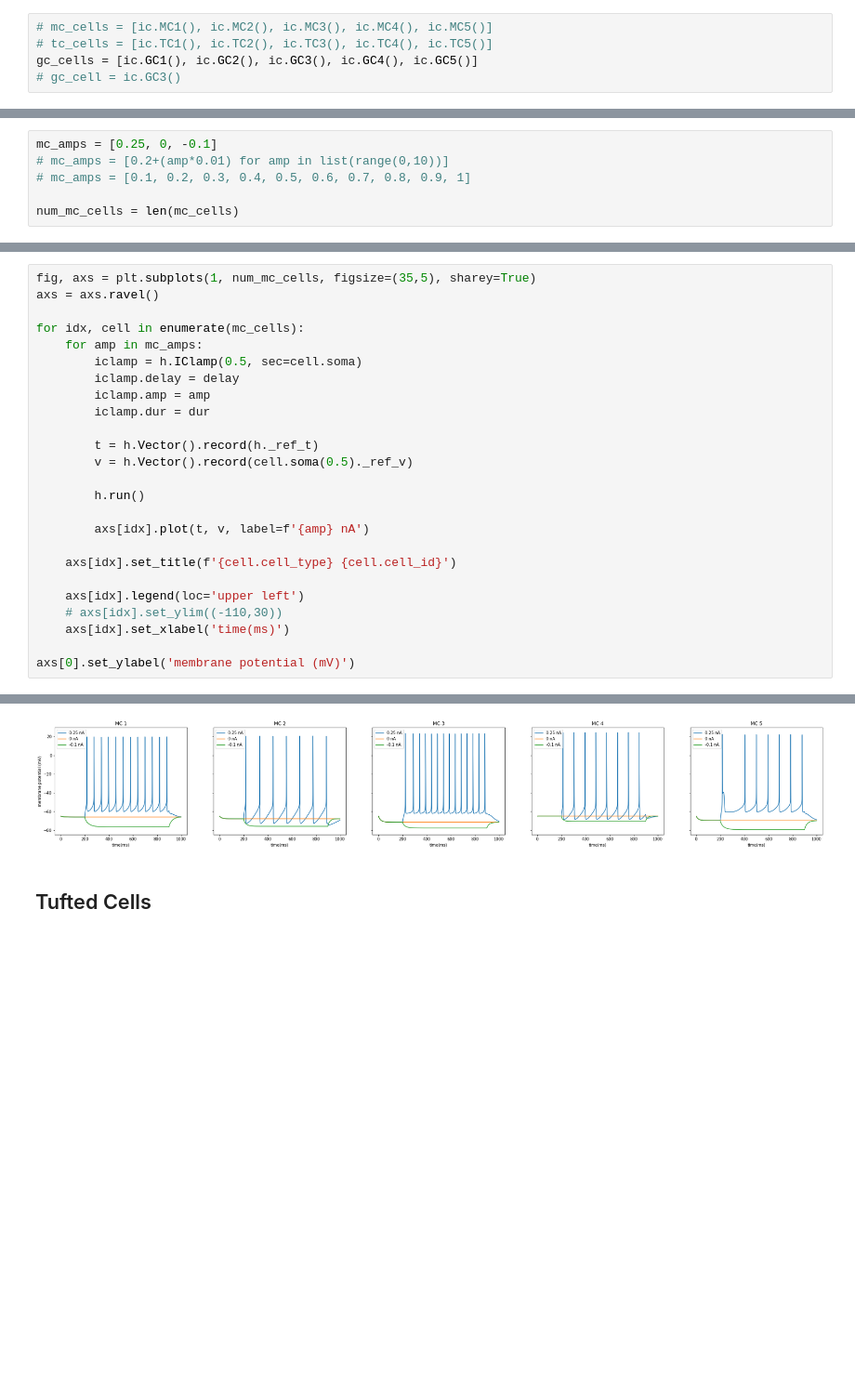
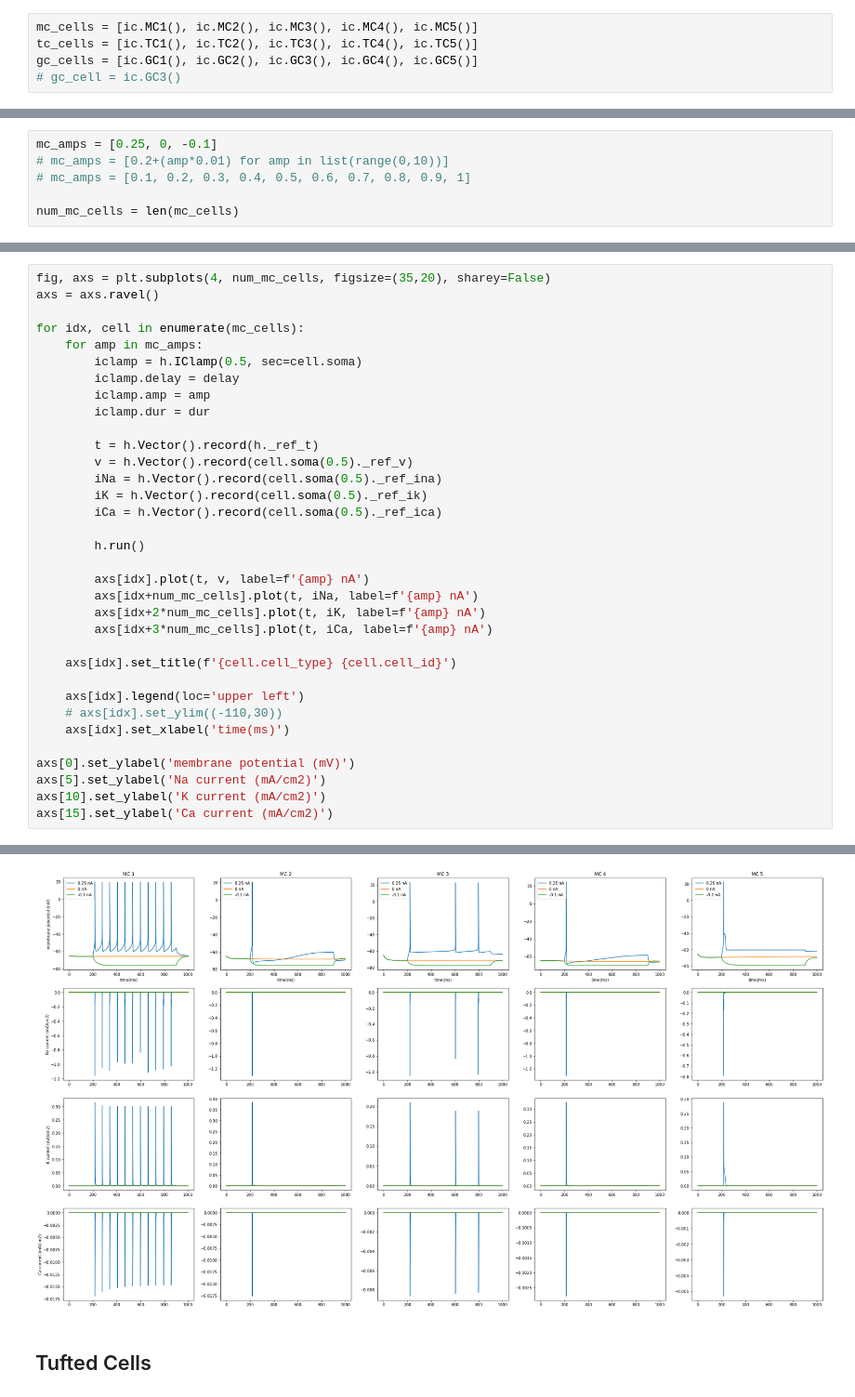
Before and after one commit to ellismith/OlfactoryBulb, a Jupyter notebook: notebooks/isolated_cell_activity.ipynb, the cells around one changed output, grey strips where cells are left out. Shown: that part at 93% size. Cells and saved outputs as stored; diff of their text form; blank space fills up the shorter version.

Commit message:
added ion channel current traces

```diff
--- a/notebooks/isolated_cell_activity.ipynb
+++ b/notebooks/isolated_cell_activity.ipynb
@@ -19,8 +22,8 @@ Mechanisms already compiled
 # %% [markdown]
 ## Load cells
 # %%
-# mc_cells = [ic.MC1(), ic.MC2(), ic.MC3(), ic.MC4(), ic.MC5()]
-# tc_cells = [ic.TC1(), ic.TC2(), ic.TC3(), ic.TC4(), ic.TC5()]
+mc_cells = [ic.MC1(), ic.MC2(), ic.MC3(), ic.MC4(), ic.MC5()]
+tc_cells = [ic.TC1(), ic.TC2(), ic.TC3(), ic.TC4(), ic.TC5()]
 gc_cells = [ic.GC1(), ic.GC2(), ic.GC3(), ic.GC4(), ic.GC5()]
 # gc_cell = ic.GC3()
 # %% [output]
@@ -54,5 +62,5 @@ mc_amps
 # %%
-fig, axs = plt.subplots(1, num_mc_cells, figsize=(35,5), sharey=True)
+fig, axs = plt.subplots(4, num_mc_cells, figsize=(35,20), sharey=False)
 axs = axs.ravel()
 
 for idx, cell in enumerate(mc_cells):
@@ -64,10 +72,16 @@ for idx, cell in enumerate(mc_cells):
 
         t = h.Vector().record(h._ref_t)
         v = h.Vector().record(cell.soma(0.5)._ref_v)
+        iNa = h.Vector().record(cell.soma(0.5)._ref_ina)
+        iK = h.Vector().record(cell.soma(0.5)._ref_ik)
+        iCa = h.Vector().record(cell.soma(0.5)._ref_ica)
 
         h.run()
 
         axs[idx].plot(t, v, label=f'{amp} nA')
+        axs[idx+num_mc_cells].plot(t, iNa, label=f'{amp} nA')
+        axs[idx+2*num_mc_cells].plot(t, iK, label=f'{amp} nA')
+        axs[idx+3*num_mc_cells].plot(t, iCa, label=f'{amp} nA')
 
     axs[idx].set_title(f'{cell.cell_type} {cell.cell_id}')
 
@@ -76,4 +90,7 @@ for idx, cell in enumerate(mc_cells):
     axs[idx].set_xlabel('time(ms)')
 
 axs[0].set_ylabel('membrane potential (mV)')
+axs[5].set_ylabel('Na current (mA/cm2)')
+axs[10].set_ylabel('K current (mA/cm2)')
+axs[15].set_ylabel('Ca current (mA/cm2)')
 # %% [output]
@@ -81,4 +98,4 @@ Text(0, 0.5, 'membrane potential (mV)')
-[figure, old version]
+[figure, new version]
 # %% [markdown]
 ## Tufted Cells
 # %%
```
Also changed, not shown: parts of 7 cells of this notebook.
